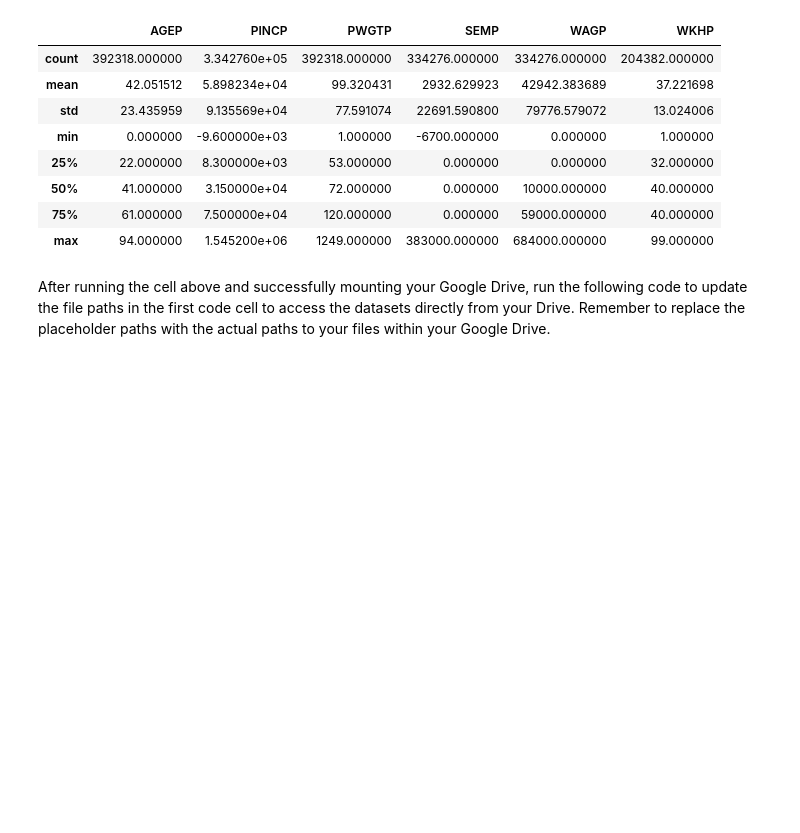
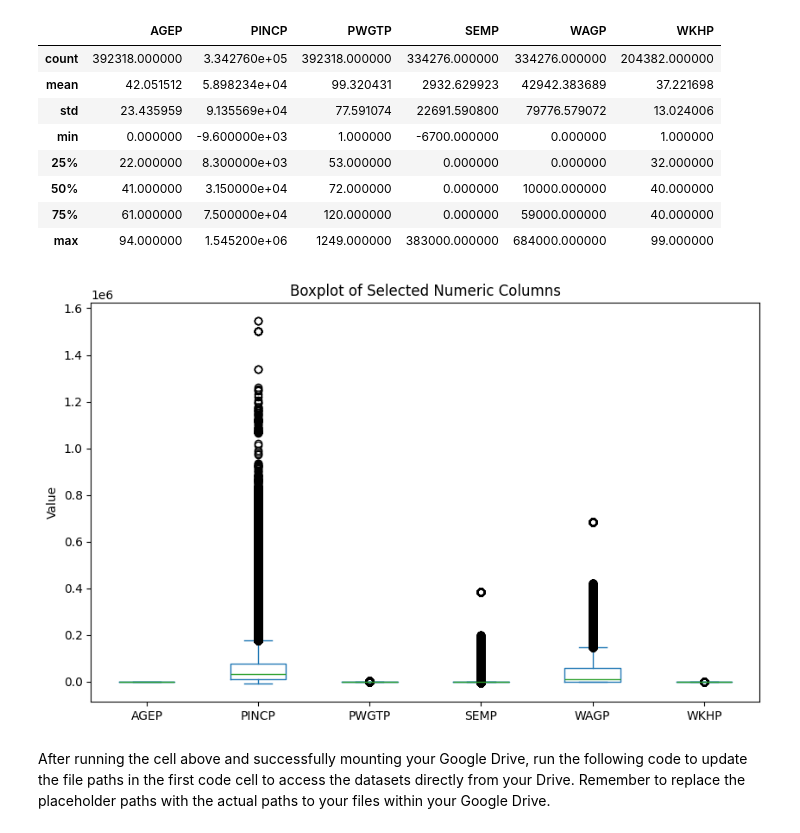
Before and after one commit to vxdao01/504, a Jupyter notebook: final-edit.ipynb, the cells around one changed output. Cells and saved outputs as stored; diff of their text form; code cells hidden in the pictures; blank space fills up the shorter version.

Commit message:
Boxplot of numeric columns

```diff
--- a/final-edit.ipynb
+++ b/final-edit.ipynb
@@ -248,6 +248,15 @@ display(df_num[columns_to_describe].describe())
 | 50% | 41.000000 | 3.150000e+04 | 72.000000 | 0.000000 | 10000.000000 | 40.000000 |
 | 75% | 61.000000 | 7.500000e+04 | 120.000000 | 0.000000 | 59000.000000 | 40.000000 |
 | max | 94.000000 | 1.545200e+06 | 1249.000000 | 383000.000000 | 684000.000000 | 99.000000 |
+# %%
+# Create a boxplot for these columns
+df_num[columns_to_describe].plot(kind='box', figsize=(10, 6))
+
+plt.title('Boxplot of Selected Numeric Columns')
+plt.ylabel('Value')
+plt.show()
+# %% [output]
+[figure, added]
 # %%
 # Save cleaned raw dataset
 # df.to_csv(r"C:\Users\User\Downloads\census+income\cleaned_raw_full.csv", index=False)
```
